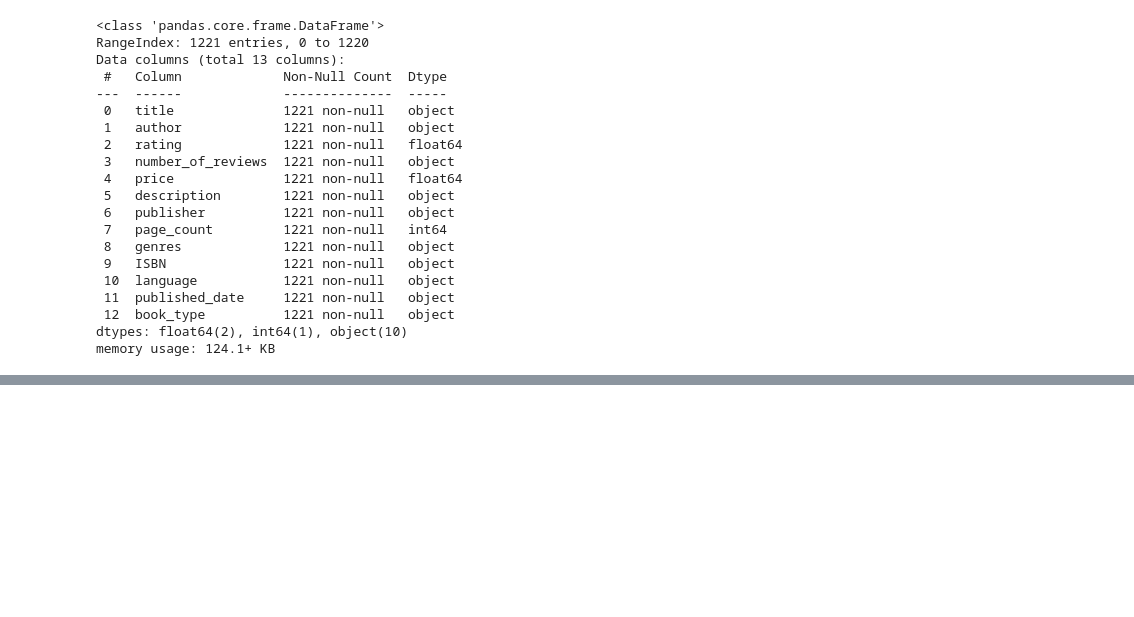
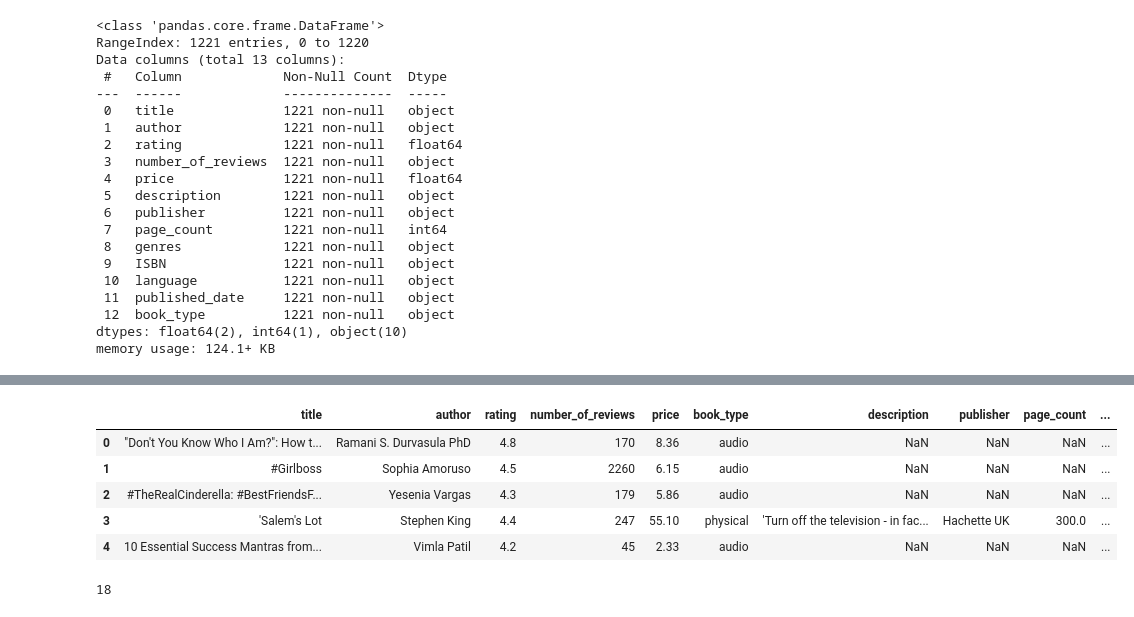
Before and after one commit to laurenmsapp1/comparison_books_audiobooks, a Jupyter notebook: notebooks/comparison_books.ipynb, the cells around one changed output, grey strips where cells are left out. Cells and saved outputs as stored; diff of their text form; code cells hidden in the pictures; blank space fills up the shorter version.

```diff
--- a/notebooks/comparison_books.ipynb
+++ b/notebooks/comparison_books.ipynb
@@ -300,0 +403,32 @@ memory usage: 124.1+ KB
+# %%
+#Removed all book were duplicated for the following criteria: Title and Book Type because it would scew data.
+
+df_combined = (
+    df_combined.drop_duplicates(subset=["title", "book_type"], keep="first")
+               .reset_index(drop=True)
+)
+df_combined.head()
+# %% [output]
+|  | title | author | rating | number_of_reviews | price | book_type | description | publisher | page_count | ... |
+| 0 | "Don't You Know Who I Am?": How t... | Ramani S. Durvasula PhD | 4.8 | 170 | 8.36 | audio | NaN | NaN | NaN | ... |
+| 1 | #Girlboss | Sophia Amoruso | 4.5 | 2260 | 6.15 | audio | NaN | NaN | NaN | ... |
+| 2 | #TheRealCinderella: #BestFriendsF... | Yesenia Vargas | 4.3 | 179 | 5.86 | audio | NaN | NaN | NaN | ... |
+| 3 | 'Salem's Lot | Stephen King | 4.4 | 247 | 55.10 | physical | 'Turn off the television - in fac... | Hachette UK | 300.0 | ... |
+| 4 | 10 Essential Success Mantras from... | Vimla Patil | 4.2 | 45 | 2.33 | audio | NaN | NaN | NaN | ... |
+# %%
+#Count of the titles that exist in BOTH audio and physical (Assisted by Chat GPT)
+
+both_count = (
+    df_combined.assign(
+        title_clean=df_combined["title"].astype(str).str.strip().str.lower(),
+        type_clean=df_combined["book_type"].astype(str).str.strip().str.lower()
+    )
+    .groupby("title_clean")["type_clean"]
+    .nunique()
+    .ge(2)
+    .sum()
+)
+
+print(both_count)
+# %% [output]
+18
```
Also changed, not shown: parts of 13 cells of this notebook.
